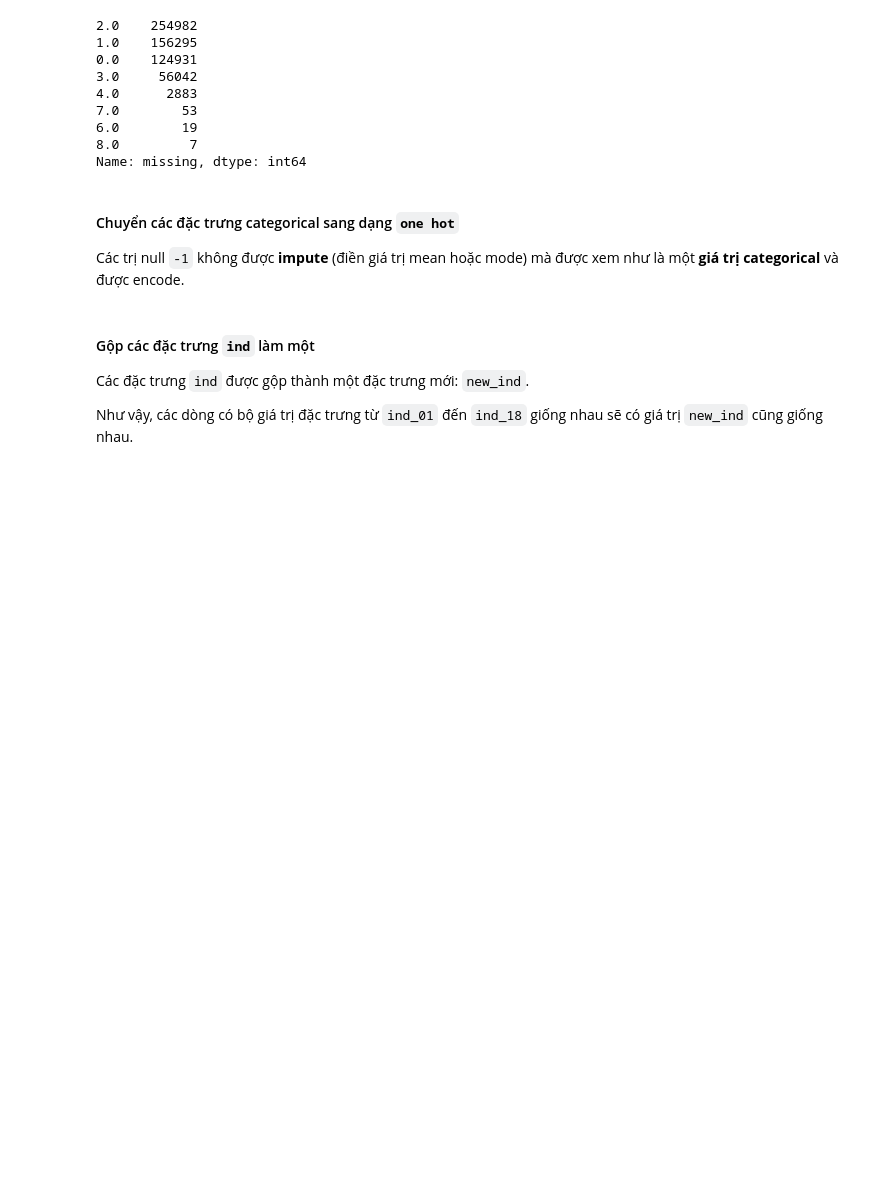
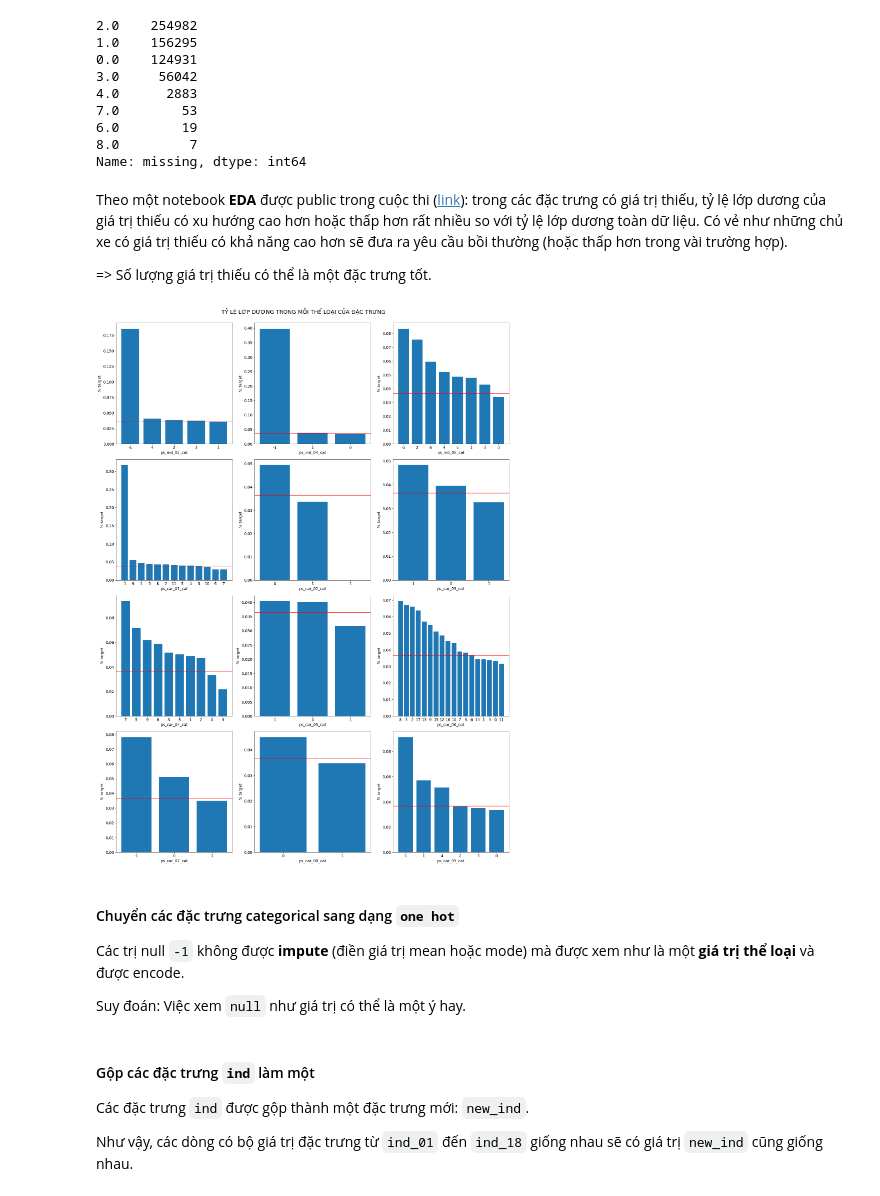
Before and after one commit to PhamVietXuan/kaggle-porto-seguro, a Jupyter notebook: Report.ipynb, the cells around one changed output. Cells and saved outputs as stored; diff of their text form; code cells hidden in the pictures; blank space fills up the shorter version.

```diff
--- a/Report.ipynb
+++ b/Report.ipynb
@@ -210,10 +211,35 @@ train["missing"].value_counts()
 6.0        19
 8.0         7
 Name: missing, dtype: int64
+# %% [markdown]
+Theo một notebook **EDA** được public trong cuộc thi ([link](https://www.kaggle.com/bertcarremans/data-preparation-exploration#Exploratory-Data-Visualization)): trong các đặc trưng có giá trị thiếu, tỷ lệ lớp dương của giá trị thiếu có xu hướng cao hơn hoặc thấp hơn rất nhiều so với tỷ lệ lớp dương toàn dữ liệu. Có vẻ như những chủ xe có giá trị thiếu có khả năng cao hơn sẽ đưa ra yêu cầu bồi thường (hoặc thấp hơn trong vài trường hợp).
+
+=> Số lượng giá trị thiếu có thể là một đặc trưng tốt.
+# %%
+positive_ratio = train["target"].mean()
+
+fig, axes = plt.subplots(4, 3, figsize=(21,28))
+fig.suptitle("TỶ LỆ LỚP DƯƠNG TRONG MỖI THỂ LOẠI CỦA ĐẶC TRƯNG", y=1, fontsize=20)
+axes = axes.flatten()
+for f, ax in zip(cat_features[:-2], axes):
+    # Calculate the percentage of target=1 per category value
+    cat_perc = train[[f, 'target']].groupby([f],as_index=False).mean()
+    cat_perc.sort_values(by='target', ascending=False, inplace=True)
+    # Bar plot
+    # Order the bars descending on target mean
+    ax.bar(cat_perc[f].apply(str), cat_perc["target"])
+    ax.set(xlabel=f, ylabel='% target')
+    ax.axhline(y=positive_ratio, color="r")
+plt.tight_layout()
+plt.show();
+# %% [output]
+[figure, added]
 # %% [markdown]
 #### Chuyển các đặc trưng categorical sang dạng `one hot`
 
-Các trị null `-1` không được **impute** (điền giá trị mean hoặc mode) mà được xem như là một **giá trị categorical** và được encode.
+Các trị null `-1` không được **impute** (điền giá trị mean hoặc mode) mà được xem như là một **giá trị thể loại** và được encode.
+
+Suy đoán: Việc xem `null` như giá trị có thể là một ý hay.
 # %%
 for c in cat_features:
     le = LabelEncoder()
```
Also changed, not shown: parts of 2 cells of this notebook.
